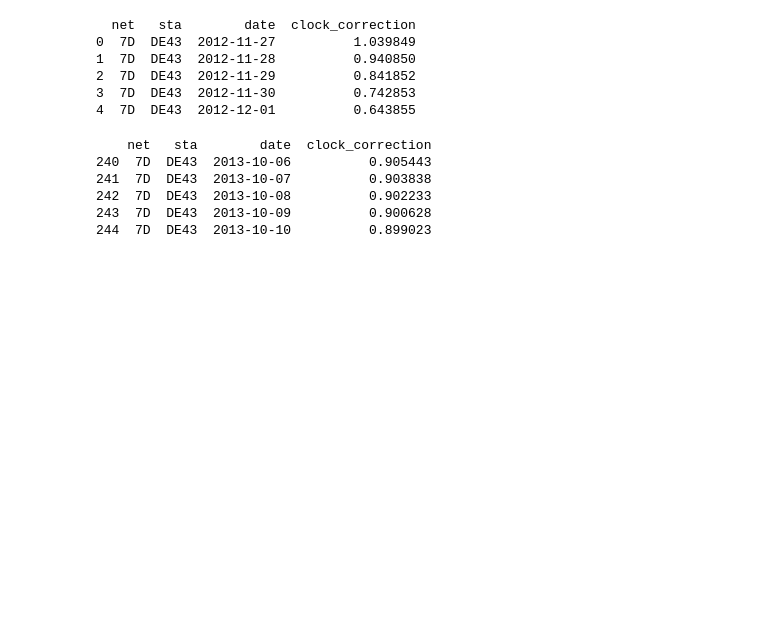
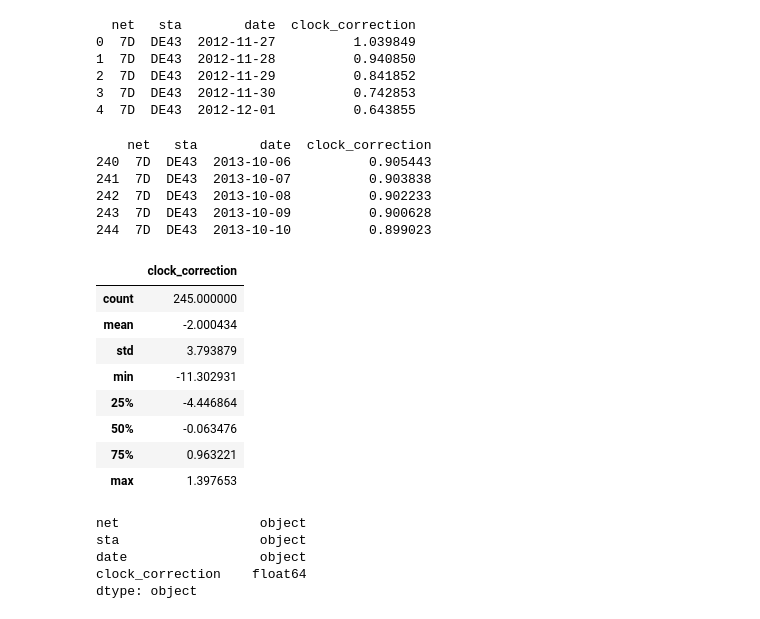
Before and after one commit to GeoscienceAustralia/hiperseis, a Jupyter notebook: notebooks/obspy_inventory_stationxml.ipynb, the cells around one changed output. Saved outputs shown, nothing was run; the diff lists cells and outputs as text; code cells hidden in the pictures; blank space fills up the shorter version.

```diff
--- a/notebooks/obspy_inventory_stationxml.ipynb
+++ b/notebooks/obspy_inventory_stationxml.ipynb
@@ -648,3 +648,23 @@ print (df.tail())
 242  7D  DE43  2013-10-08          0.902233
 243  7D  DE43  2013-10-09          0.900628
 244  7D  DE43  2013-10-10          0.899023
+# %%
+df.describe()
+# %% [output]
+|  | clock_correction |
+| count | 245.000000 |
+| mean | -2.000434 |
+| std | 3.793879 |
+| min | -11.302931 |
+| 25% | -4.446864 |
+| 50% | -0.063476 |
+| 75% | 0.963221 |
+| max | 1.397653 |
+# %%
+df.dtypes
+# %% [output]
+net                  object
+sta                  object
+date                 object
+clock_correction    float64
+dtype: object
```
Also changed, not shown: parts of 3 cells of this notebook, 1 other file.
